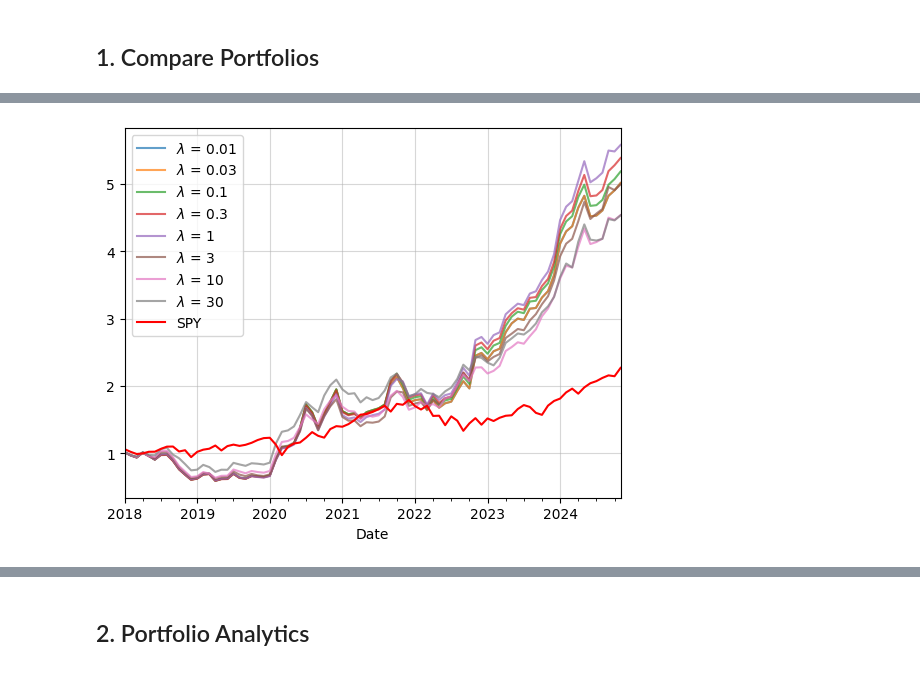
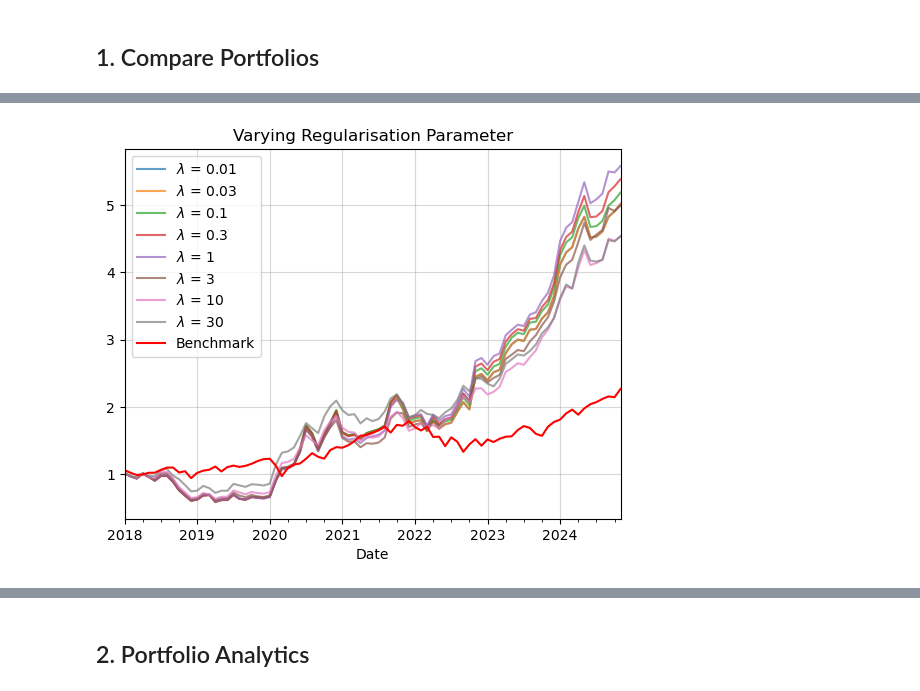
Before and after one commit to gy623/Cross-Sectional-Factor-Model-of-Asset-Returns, a Jupyter notebook: Portfolio Evaluation.ipynb, the cells around one changed output, grey strips where cells are left out. Drawn from its saved outputs; the diff is of its cells as text; code cells hidden in the pictures.

```diff
--- a/Portfolio Evaluation.ipynb
+++ b/Portfolio Evaluation.ipynb
@@ -39,11 +39,13 @@ for lam in [0.01,0.03,0.1,0.3,1,3,10,30]:
 # %%
 fig, ax = plt.subplots()
 
 for lam in [0.01,0.03,0.1,0.3,1,3,10,30]:
     mvo_portfolios[lam].plot(ax = ax, alpha = 0.7, label = rf'$\lambda$ = {lam}')
 
-benchmark.plot(ax=ax, color = 'r', label='Benchmark')
+benchmark.squeeze().plot(ax=ax, color = 'r', label='Benchmark')
+ax.set_title('Varying Regularisation Parameter')
 ax.legend()
 ax.grid(alpha = 0.5)
+plt.savefig('outputs/Varying Regularisation Parameter.png')
 # %% [output]
-[figure, old version]
+[figure, new version]
```
Also changed, not shown: parts of 5 cells of this notebook, 7 other files.
